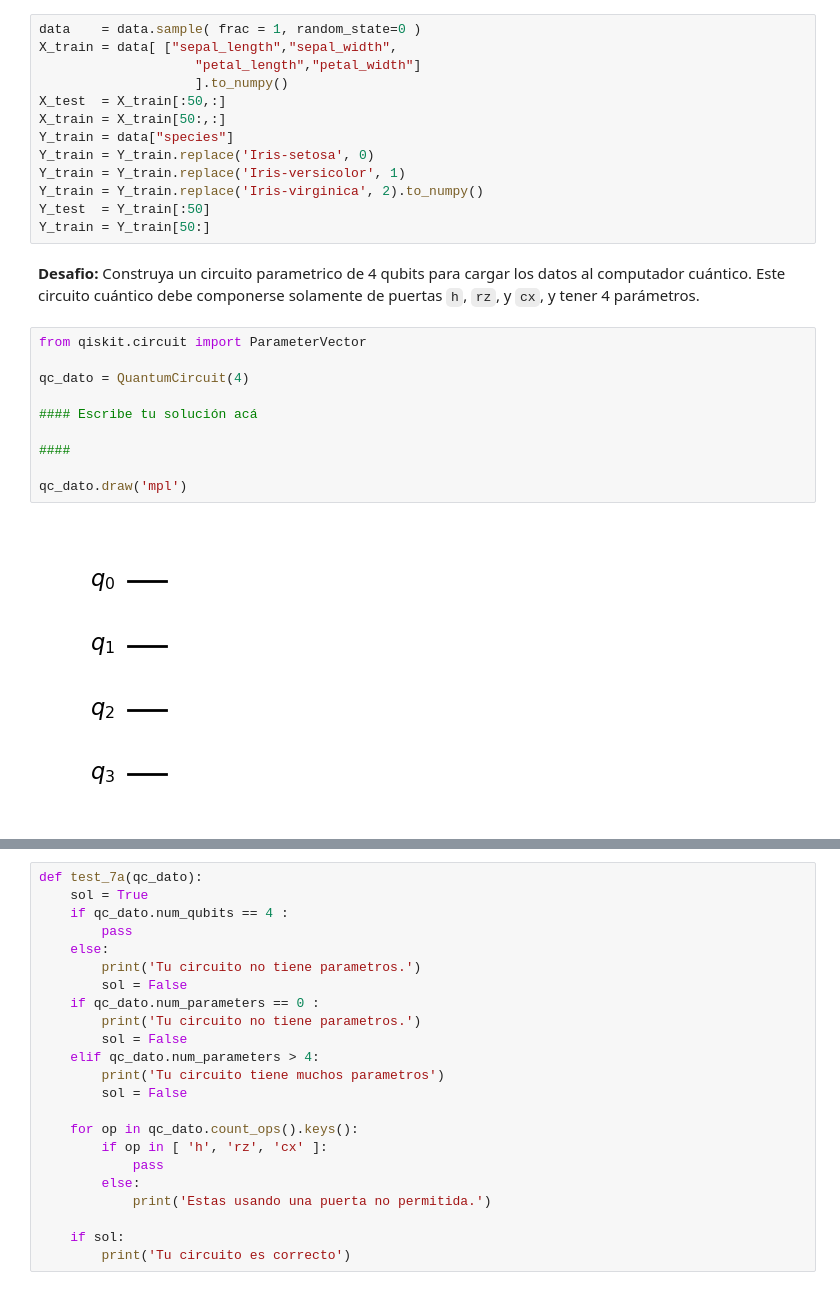
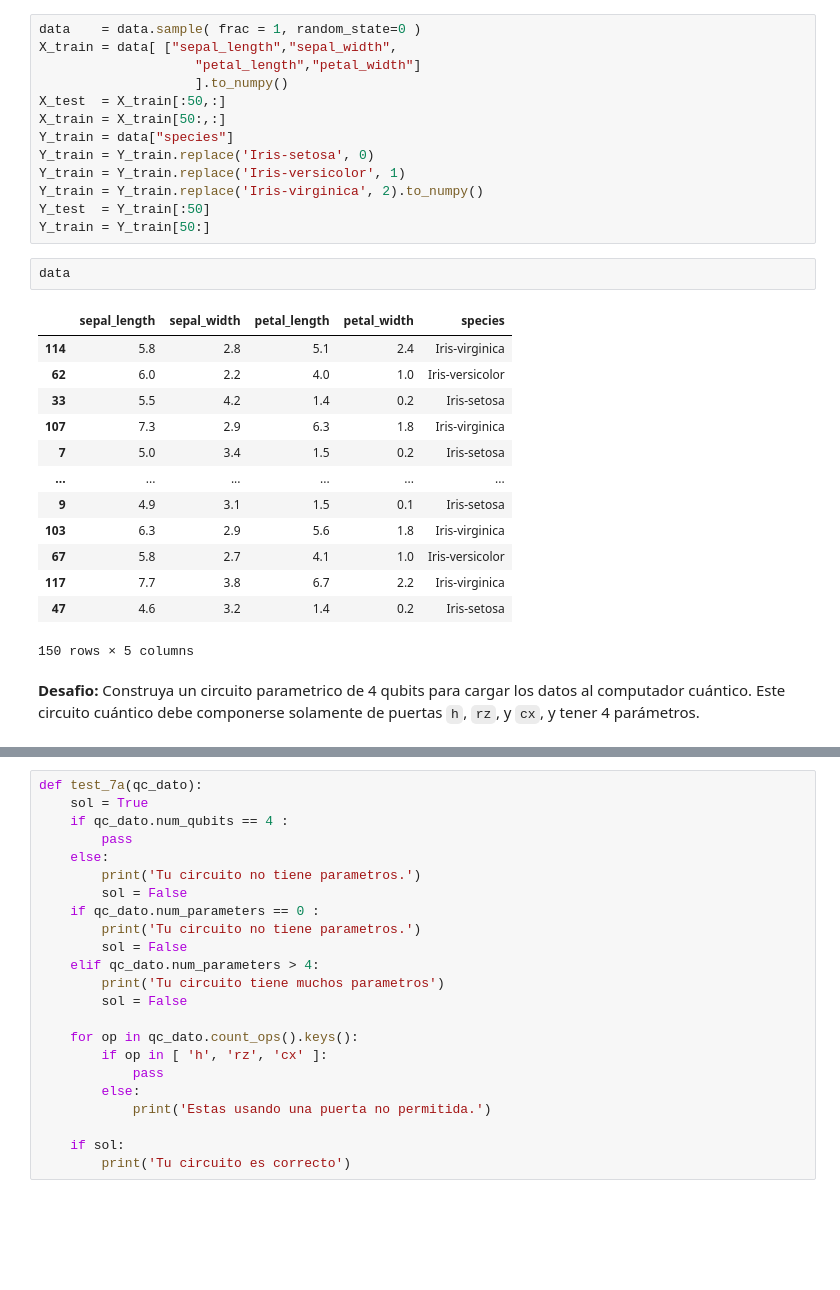
Before and after one commit to LucianoPereiraValenzuela/ECC_2025_testing, a Jupyter notebook: ECC2025/desafio_7_Clasificación_Cuántica_del_Iris_dataset.ipynb, the cells around one changed output, grey strips where cells are left out. Drawn from its saved outputs; the diff is of its cells as text; blank space fills up the shorter version.

```diff
--- a/ECC2025/desafio_7_Clasificación_Cuántica_del_Iris_dataset.ipynb
+++ b/ECC2025/desafio_7_Clasificación_Cuántica_del_Iris_dataset.ipynb
@@ -45,17 +65,21 @@ Y_train = Y_train.replace('Iris-versicolor', 1)
 Y_train = Y_train.replace('Iris-virginica', 2).to_numpy()
 Y_test  = Y_train[:50]
 Y_train = Y_train[50:]
+# %%
+data
+# %% [output]
+|  | sepal_length | sepal_width | petal_length | petal_width | species |
+| 114 | 5.8 | 2.8 | 5.1 | 2.4 | Iris-virginica |
+| 62 | 6.0 | 2.2 | 4.0 | 1.0 | Iris-versicolor |
+| 33 | 5.5 | 4.2 | 1.4 | 0.2 | Iris-setosa |
+| 107 | 7.3 | 2.9 | 6.3 | 1.8 | Iris-virginica |
+| 7 | 5.0 | 3.4 | 1.5 | 0.2 | Iris-setosa |
+| ... | ... | ... | ... | ... | ... |
+| 9 | 4.9 | 3.1 | 1.5 | 0.1 | Iris-setosa |
+| 103 | 6.3 | 2.9 | 5.6 | 1.8 | Iris-virginica |
+| 67 | 5.8 | 2.7 | 4.1 | 1.0 | Iris-versicolor |
+| 117 | 7.7 | 3.8 | 6.7 | 2.2 | Iris-virginica |
+| 47 | 4.6 | 3.2 | 1.4 | 0.2 | Iris-setosa |
+150 rows × 5 columns
 # %% [markdown]
 __Desafio:__ Construya un circuito parametrico de 4 qubits para cargar los datos al computador cuántico. Este circuito cuántico debe componerse solamente de puertas ``h``, ``rz``, y ``cx``, y tener 4 parámetros.
-# %%
-from qiskit.circuit import ParameterVector
-
-qc_dato = QuantumCircuit(4)
-
-#### Escribe tu solución acá
-
-####
-
-qc_dato.draw('mpl')
-# %% [output]
-[figure, removed]
```
Also changed, not shown: parts of 10 cells of this notebook, 1 other file.
